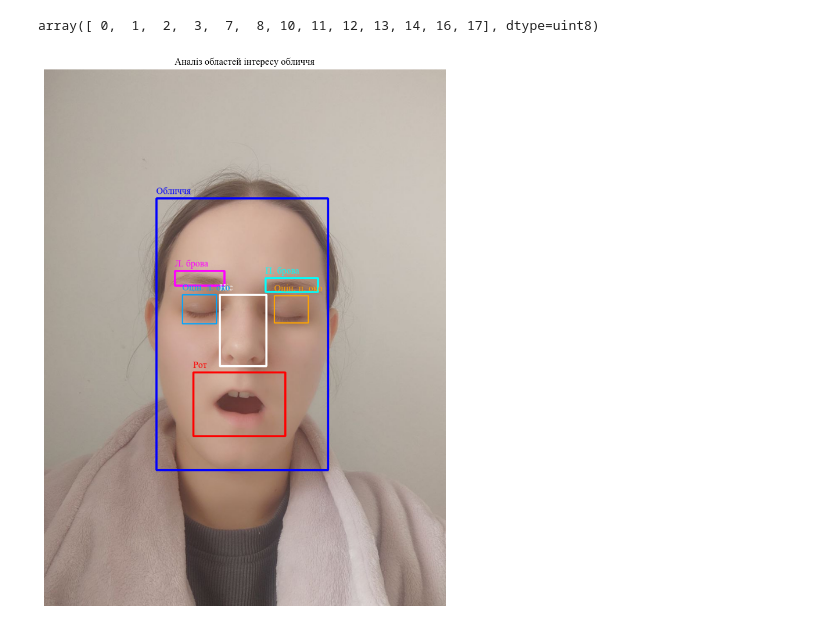
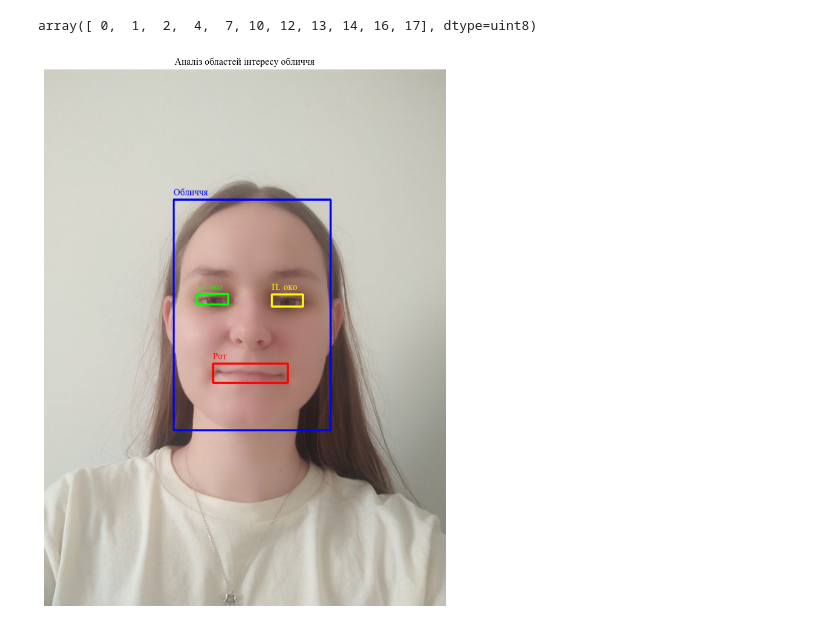
Before and after one commit to OlenaMikhailova/Thesis, a Jupyter notebook: live_detection_with_image_segmentation/mask_analyzer_moments.ipynb, the cells around one changed output. Drawn from its saved outputs; the diff is of its cells as text; code cells hidden in the pictures.

Commit message:
Added new photos for segmentation and updated analyzer file

```diff
--- a/live_detection_with_image_segmentation/mask_analyzer_moments.ipynb
+++ b/live_detection_with_image_segmentation/mask_analyzer_moments.ipynb
@@ -15,9 +15,9 @@ except IOError:
     print("Текст на зображенні буде відображатися некоректно.")
     FONT = ImageFont.load_default()
 # %%
-orig_img = cv2.imread("assets/images/photo_2025-05-27_17-02-00.jpg")
+orig_img = cv2.imread("assets/images/photo_2025-06-10_19-38-06.jpg")
 orig_img = cv2.cvtColor(orig_img, cv2.COLOR_BGR2RGB)
-seg_mask = cv2.imread("assets/results/resnet34/photo_2025-05-27_17-02-00.png")
+seg_mask = cv2.imread("assets/results/resnet34/photo_2025-06-10_19-38-06.png")
 seg_mask = cv2.cvtColor(seg_mask, cv2.COLOR_BGR2GRAY)
 # %%
 plt.imshow(orig_img)
@@ -27,7 +32,7 @@ plt.imshow(orig_img)
 # %%
 np.unique(seg_mask)
 # %% [output]
-array([ 0,  1,  2,  3,  7,  8, 10, 11, 12, 13, 14, 16, 17], dtype=uint8)
+array([ 0,  1,  2,  4,  7, 10, 12, 13, 14, 16, 17], dtype=uint8)
 # %%
 seg_mask_eyes_raw = seg_mask.copy()
 seg_mask_brow_raw = seg_mask.copy()
@@ -267,27 +272,27 @@ img_display = orig_img.copy()
 # plt.show()
 # %%
 img_display = draw_feature_ua(img_display, face_rect, "Обличчя", (0, 0, 255))
-img_display = draw_feature_ua(img_display, left_brow_rect, "Л. брова", (255, 0, 255))
-img_display = draw_feature_ua(img_display, right_brow_rect, "П. брова", (0, 255, 255))
-img_display = draw_feature_ua(img_display, nose_rect, "Ніс", (255, 255, 255))
+# img_display = draw_feature_ua(img_display, left_brow_rect, "Л. брова", (255, 0, 255))
+# img_display = draw_feature_ua(img_display, right_brow_rect, "П. брова", (0, 255, 255))
+# img_display = draw_feature_ua(img_display, nose_rect, "Ніс", (255, 255, 255))
 img_display = draw_feature_ua(img_display, adj_mouth, "Рот", (255, 0, 0))
 
 if final_left_c:
     label, color, thickness = ("Л. око", (0, 255, 0), 4)
     if not initial_left_c:
         label, color, thickness = ("Оцін. л. око", (0, 165, 255), 2)
     img_display = draw_feature_ua(img_display, adj_left_eye, label, color, thickness=thickness)
 
 if final_right_c:
     label, color, thickness = ("П. око", (255, 255, 0), 4)
     if not initial_right_c:
         label, color, thickness = ("Оцін. п. око", (255, 165, 0), 2)
     img_display = draw_feature_ua(img_display, adj_right_eye, label, color, thickness=thickness)
 
 plt.figure(figsize=(12, 12))
 plt.imshow(img_display)
 plt.title("Аналіз областей інтересу обличчя")
 plt.axis('off')
 plt.show()
 # %% [output]
-[figure, old version]
+[figure, new version]
```
Also changed, not shown: parts of 3 cells of this notebook, 34 other files.
